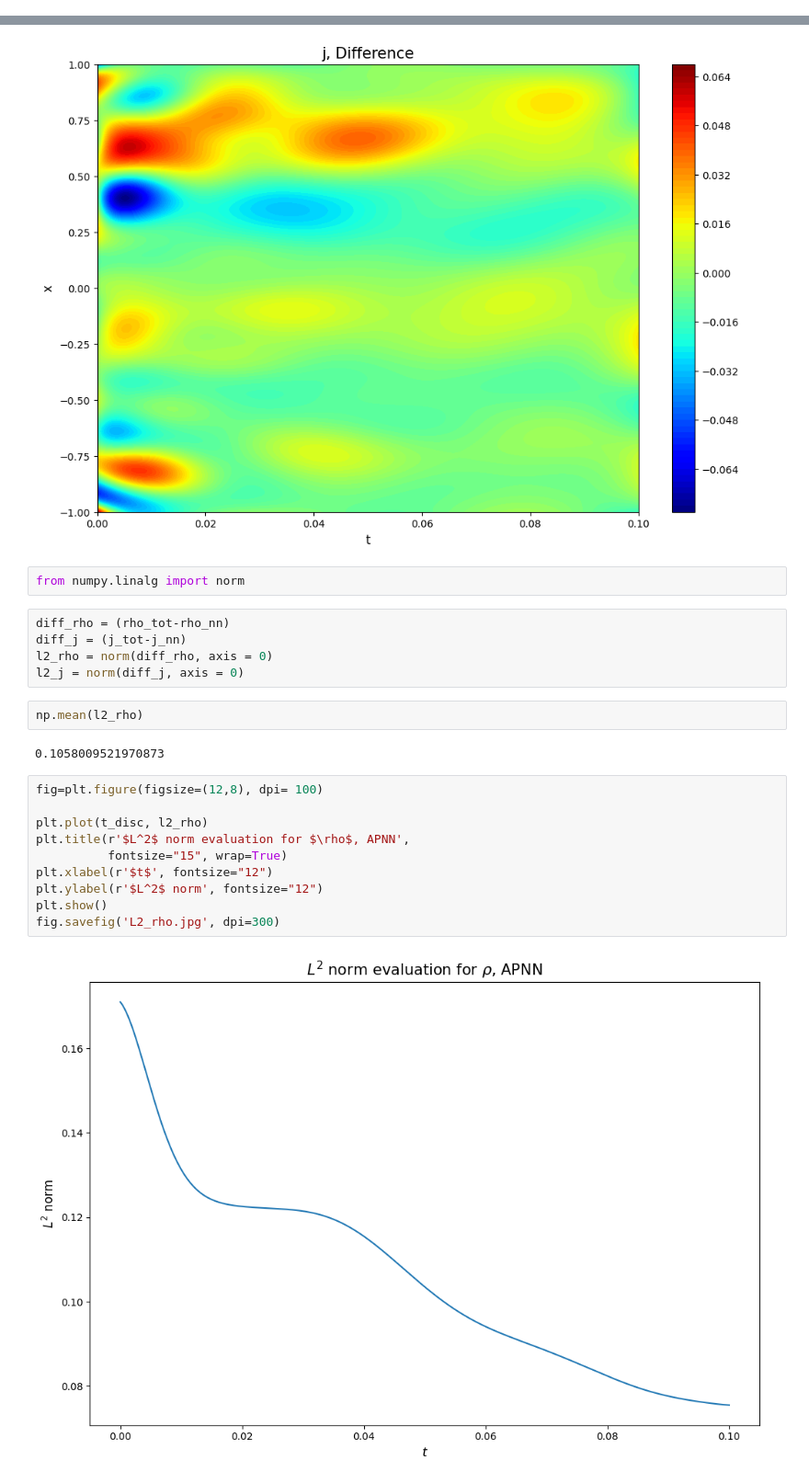
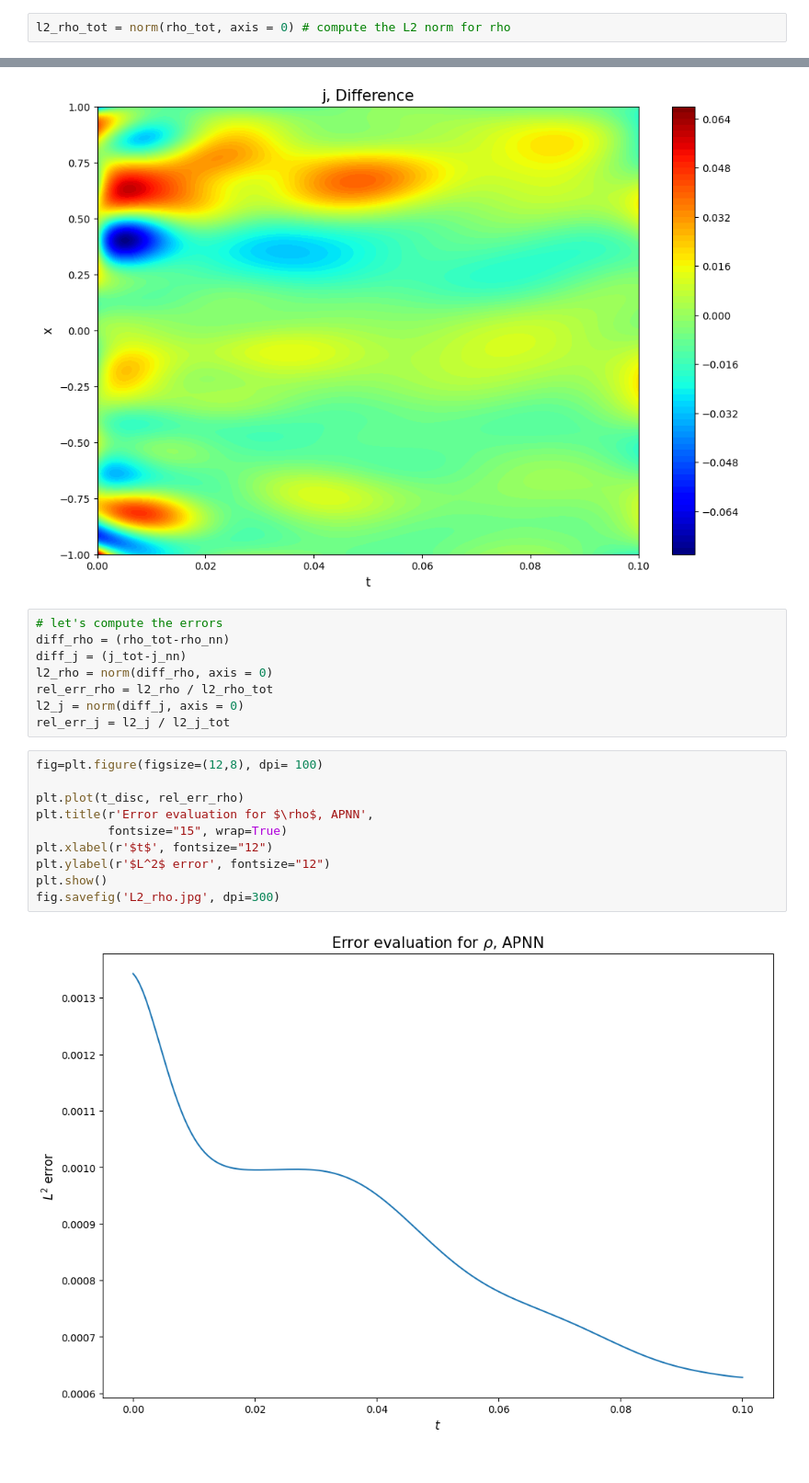
Before and after one commit to LukhaGian/APNN_Master_Thesis, a Jupyter notebook: tests_apnn/apnn-gt.ipynb, the cells around one changed output, grey strips where cells are left out. Shown at 92% size. Cells and saved outputs as stored; diff of their text form.

```diff
--- a/tests_apnn/apnn-gt.ipynb
+++ b/tests_apnn/apnn-gt.ipynb
@@ -118,6 +130,8 @@ plt.show()
 fig.savefig('G_T_rho.jpg', dpi=300)
 # %% [output]
 [figure]
+# %%
+l2_rho_tot = norm(rho_tot, axis = 0) # compute the L2 norm for rho
 # %%
 # j
 fig=plt.figure(figsize=(12,8), dpi= 100)
@@ -602,26 +594,23 @@ plt.show()
 fig.savefig('G_T_j_diff.jpg', dpi=300)
 # %% [output]
 [figure]
-# %%
-from numpy.linalg import norm
 # %%
+# let's compute the errors
 diff_rho = (rho_tot-rho_nn)
 diff_j = (j_tot-j_nn)
 l2_rho = norm(diff_rho, axis = 0)
+rel_err_rho = l2_rho / l2_rho_tot
 l2_j = norm(diff_j, axis = 0)
+rel_err_j = l2_j / l2_j_tot
-# %%
-np.mean(l2_rho)
-# %% [output]
-0.1058009521970873
 # %%
 fig=plt.figure(figsize=(12,8), dpi= 100)
 
-plt.plot(t_disc, l2_rho)
-plt.title(r'$L^2$ norm evaluation for $\rho$, APNN',
+plt.plot(t_disc, rel_err_rho)
+plt.title(r'Error evaluation for $\rho$, APNN',
           fontsize="15", wrap=True)
 plt.xlabel(r'$t$', fontsize="12")
-plt.ylabel(r'$L^2$ norm', fontsize="12")
+plt.ylabel(r'$L^2$ error', fontsize="12")
 plt.show()
 fig.savefig('L2_rho.jpg', dpi=300)
 # %% [output]
-[figure, old version]
+[figure, new version]
```
Also changed, not shown: parts of 36 cells of this notebook, 1 other file.
